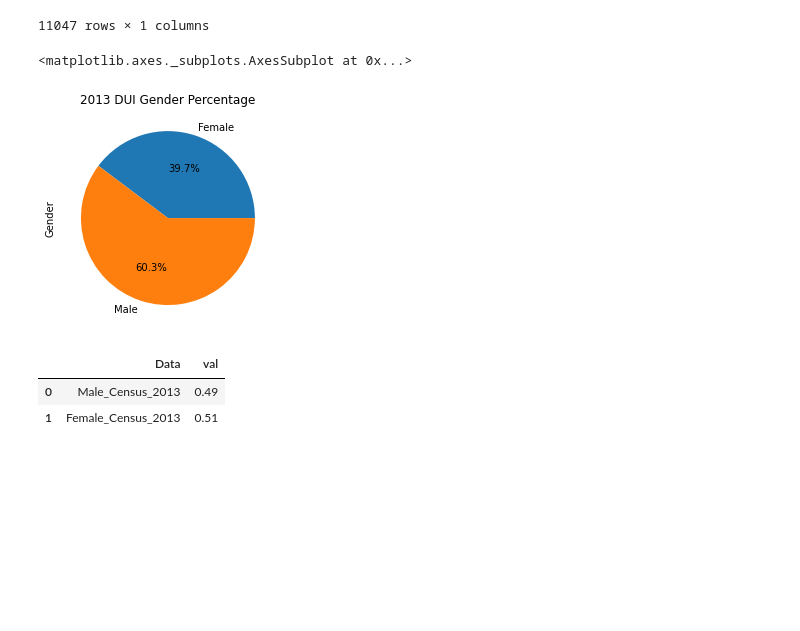
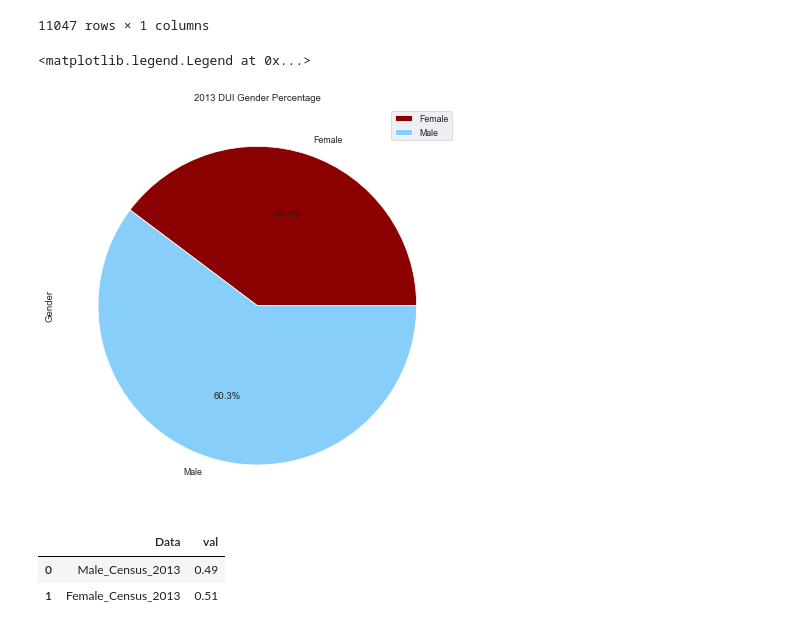
Before and after one commit to Nickfeliciano2/DUI-Statistical-Analysis-API, a Jupyter notebook: comparative_data_plots.ipynb, the cells around one changed output. Saved outputs shown, nothing was run; the diff lists cells and outputs as text; code cells hidden in the pictures; blank space fills up the shorter version.

```diff
--- a/comparative_data_plots.ipynb
+++ b/comparative_data_plots.ipynb
@@ -307,14 +327,17 @@ gender_data_2013_df
 | 11046 | Male |
 11047 rows × 1 columns
 # %%
-ID_data = gender_data_2013_df.groupby("Gender")
+fig, ax = plt.subplots(figsize=(10, 6), subplot_kw=dict(aspect="equal"))
 
+colors = ['darkred', 'lightskyblue',]
 pandas_pie_plot = ID_data["Gender"].count()
-
-pandas_pie_plot.plot(kind="pie", y="Gender",title="2013 DUI Gender Percentage",autopct="%1.1f%%")
+patches, texts = plt.pie(pandas_pie_plot, colors=colors, shadow=False, startangle=90)
+pandas_pie_plot.plot(kind="pie", y="Gender", title="2013 DUI Gender Percentage",autopct="%1.1f%%",colors=colors)
+plt.tight_layout()
+plt.legend(patches, labels, loc="best")
 # %% [output]
-<matplotlib.axes._subplots.AxesSubplot at 0x...>
+<matplotlib.legend.Legend at 0x...>
-[figure, old version]
+[figure, new version]
 # %%
 us_gender_df_2013
 # %% [output]
```
Also changed, not shown: parts of 19 cells of this notebook.
